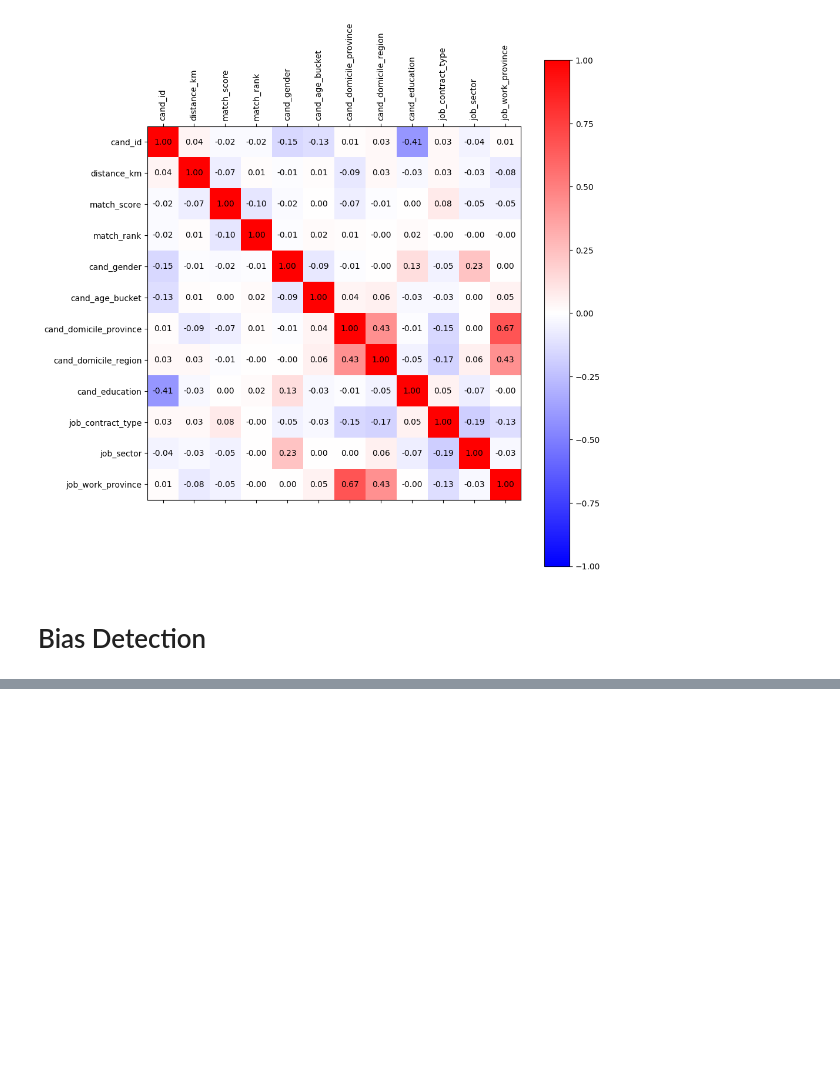
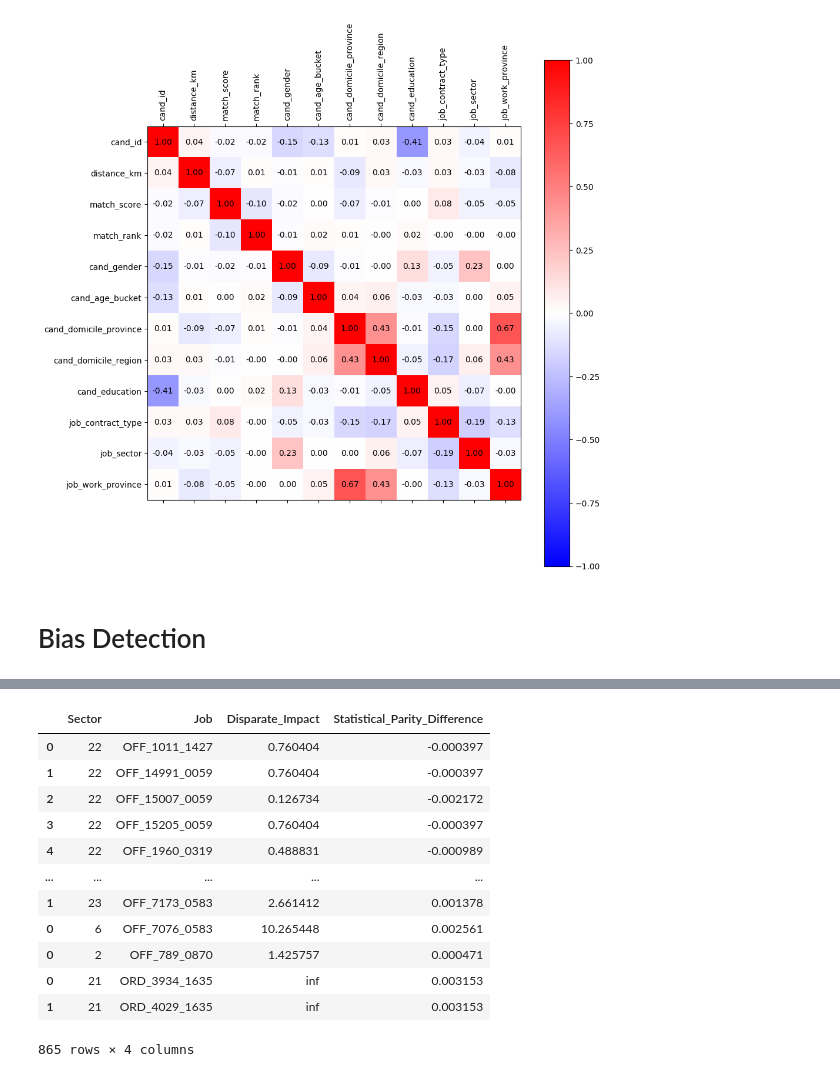
Before and after one commit to lorenzo-massa/Bias-Detection-Mitigation, a Jupyter notebook: bias_detection.ipynb, the cells around one changed output, grey strips where cells are left out. Saved outputs shown, nothing was run; the diff lists cells and outputs as text; code cells hidden in the pictures; blank space fills up the shorter version.

```diff
--- a/bias_detection.ipynb
+++ b/bias_detection.ipynb
@@ -33,0 +52,16 @@ f.plot_correlation_matrix(df_processed, selected_columns)
+# %%
+f.get_all_sectors_metrics(df_processed)
+# %% [output]
+|  | Sector | Job | Disparate_Impact | Statistical_Parity_Difference |
+| 0 | 22 | OFF_1011_1427 | 0.760404 | -0.000397 |
+| 1 | 22 | OFF_14991_0059 | 0.760404 | -0.000397 |
+| 2 | 22 | OFF_15007_0059 | 0.126734 | -0.002172 |
+| 3 | 22 | OFF_15205_0059 | 0.760404 | -0.000397 |
+| 4 | 22 | OFF_1960_0319 | 0.488831 | -0.000989 |
+| ... | ... | ... | ... | ... |
+| 1 | 23 | OFF_7173_0583 | 2.661412 | 0.001378 |
+| 0 | 6 | OFF_7076_0583 | 10.265448 | 0.002561 |
+| 0 | 2 | OFF_789_0870 | 1.425757 | 0.000471 |
+| 0 | 21 | ORD_3934_1635 | inf | 0.003153 |
+| 1 | 21 | ORD_4029_1635 | inf | 0.003153 |
+865 rows × 4 columns
```
Also changed, not shown: parts of 2 cells of this notebook, 1 other file.
